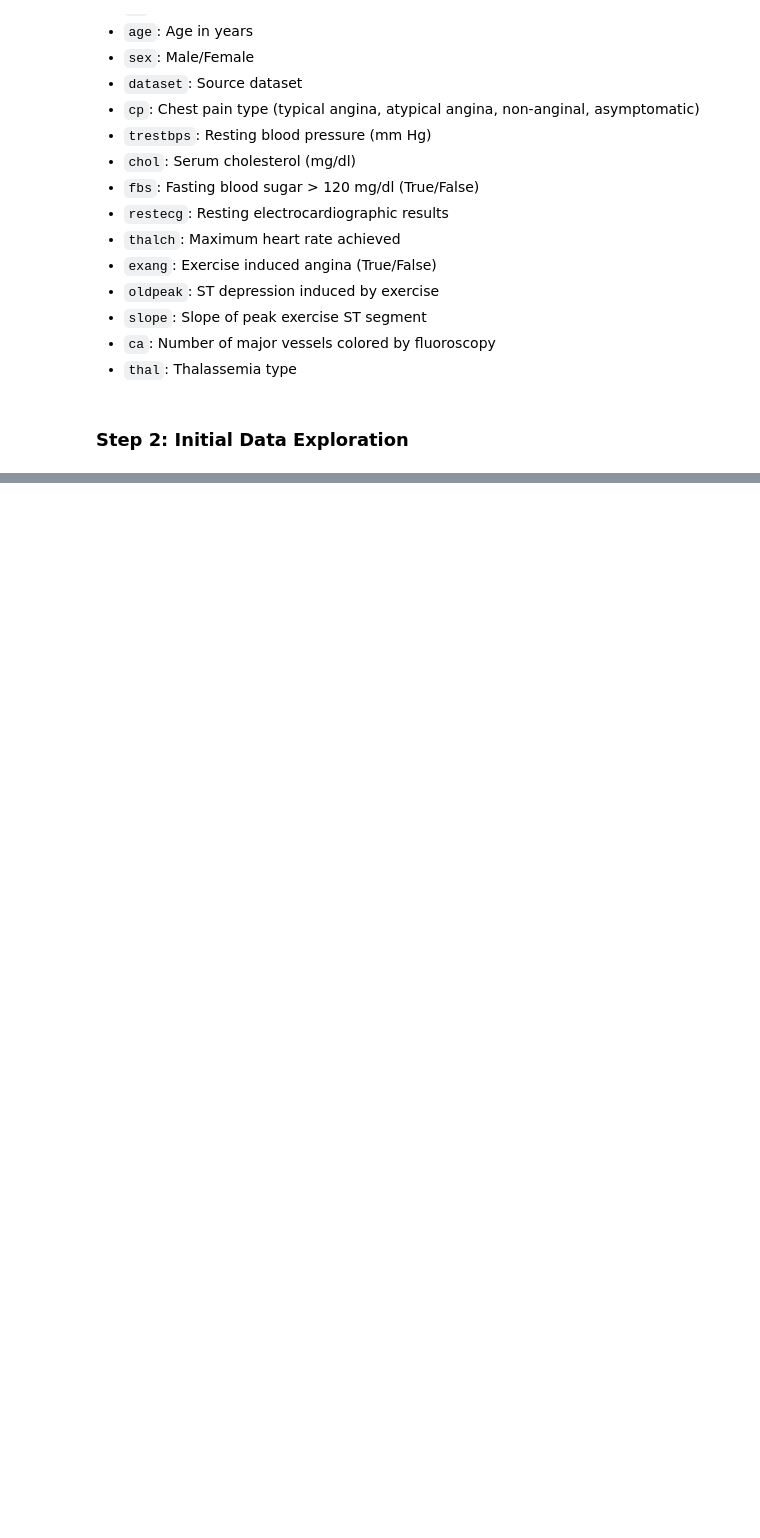
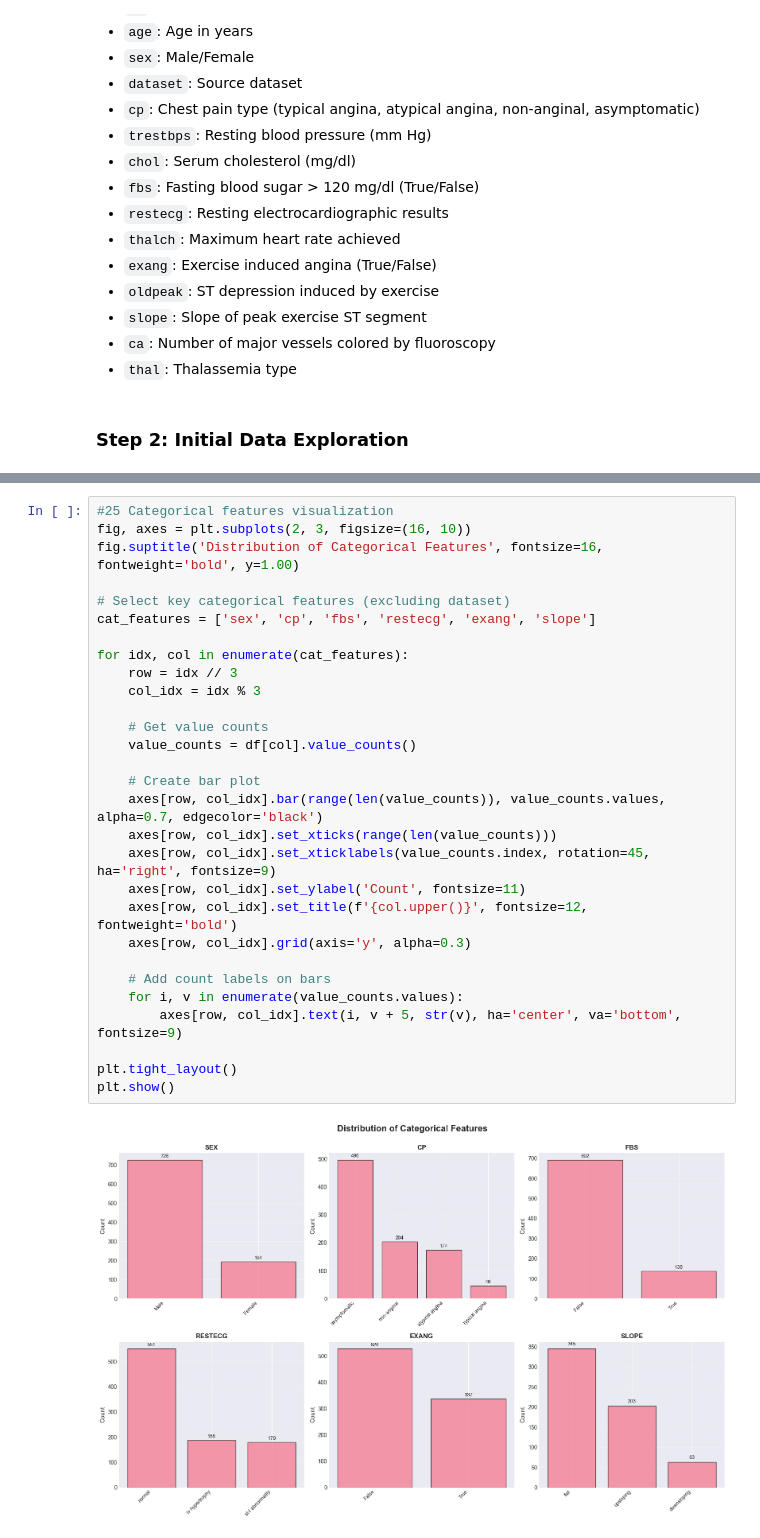
Before and after one commit to davidgit3000/Heart-Disease-Analysis-K-means-, a Jupyter notebook: heart_disease_clustering.ipynb, the cells around one changed output, grey strips where cells are left out. Saved outputs shown, nothing was run; the diff lists cells and outputs as text; blank space fills up the shorter version.

```diff
--- a/heart_disease_clustering.ipynb
+++ b/heart_disease_clustering.ipynb
@@ -327,0 +436,31 @@ DUPLICATE RECORDS CHECK
+# %%
+#25 Categorical features visualization
+fig, axes = plt.subplots(2, 3, figsize=(16, 10))
+fig.suptitle('Distribution of Categorical Features', fontsize=16, fontweight='bold', y=1.00)
+
+# Select key categorical features (excluding dataset)
+cat_features = ['sex', 'cp', 'fbs', 'restecg', 'exang', 'slope']
+
+for idx, col in enumerate(cat_features):
+    row = idx // 3
+    col_idx = idx % 3
+
+    # Get value counts
+    value_counts = df[col].value_counts()
+
+    # Create bar plot
+    axes[row, col_idx].bar(range(len(value_counts)), value_counts.values, alpha=0.7, edgecolor='black')
+    axes[row, col_idx].set_xticks(range(len(value_counts)))
+    axes[row, col_idx].set_xticklabels(value_counts.index, rotation=45, ha='right', fontsize=9)
+    axes[row, col_idx].set_ylabel('Count', fontsize=11)
+    axes[row, col_idx].set_title(f'{col.upper()}', fontsize=12, fontweight='bold')
+    axes[row, col_idx].grid(axis='y', alpha=0.3)
+
+    # Add count labels on bars
+    for i, v in enumerate(value_counts.values):
+        axes[row, col_idx].text(i, v + 5, str(v), ha='center', va='bottom', fontsize=9)
+
+plt.tight_layout()
+plt.show()
+# %% [output]
+[figure, added]
```
Also changed, not shown: parts of 34 cells of this notebook.
